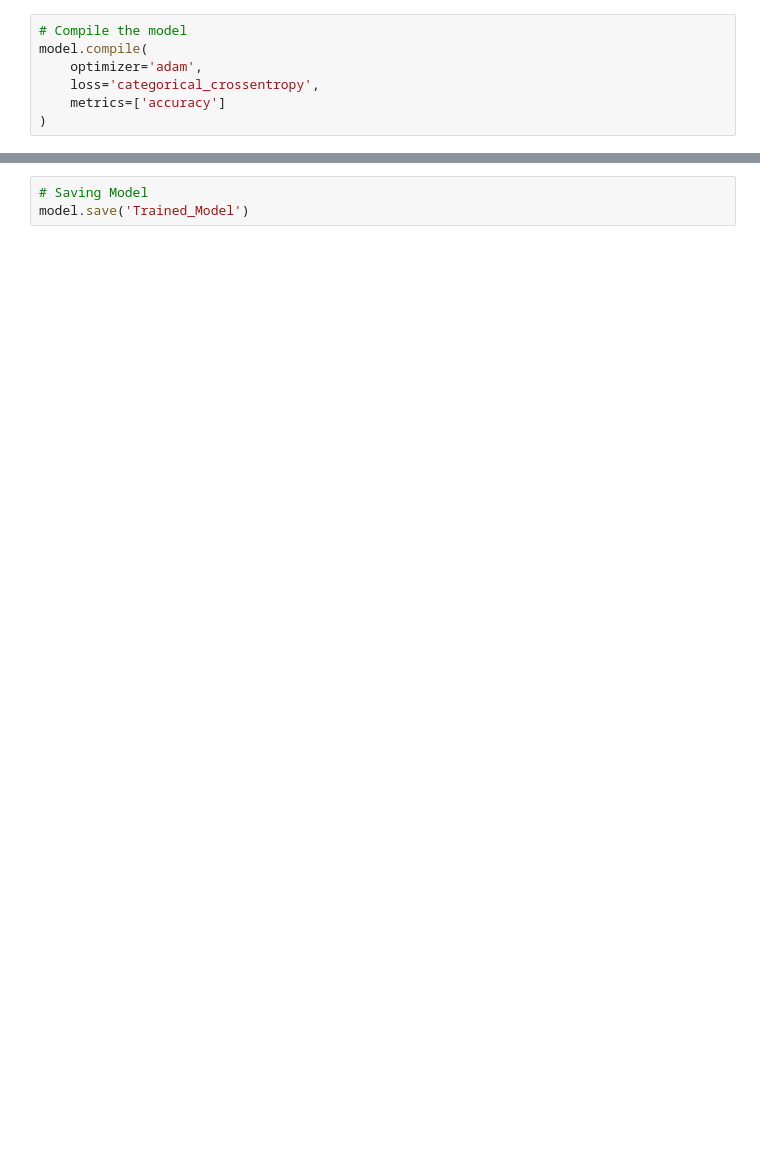
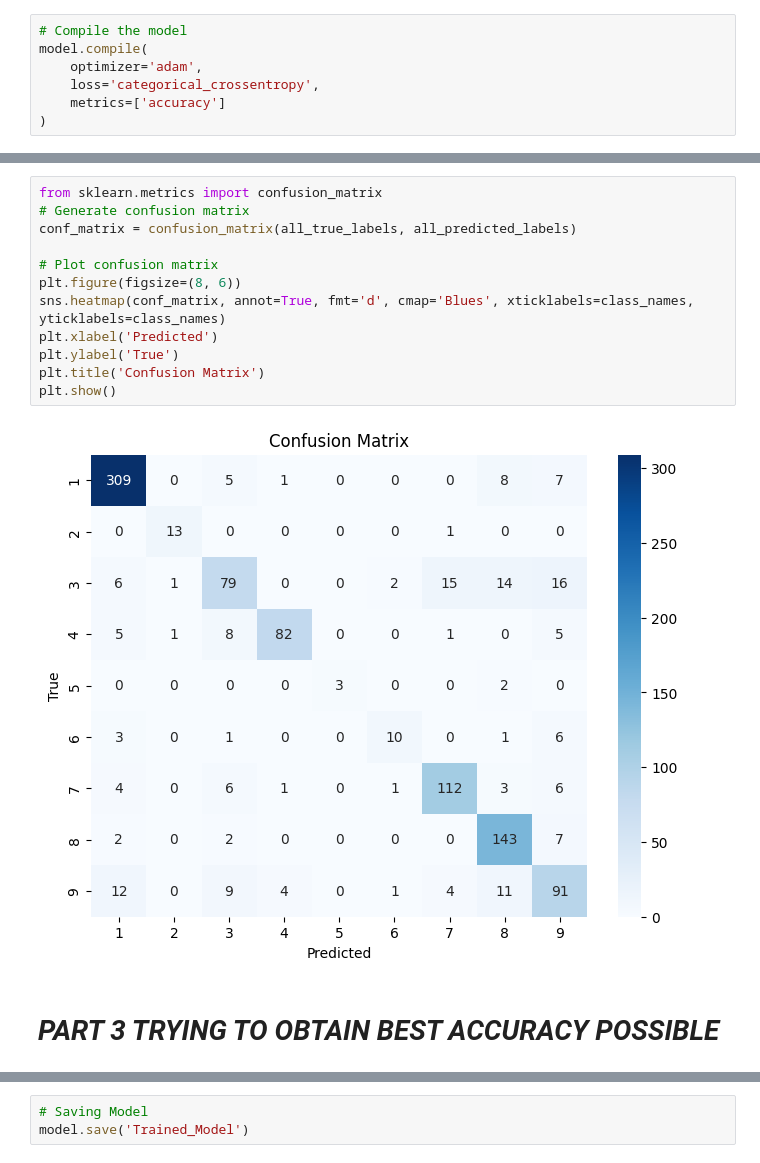
Before and after one commit to RKPen/Machine-Learning-CNN, a Jupyter notebook: Project.ipynb, the cells around one changed output, grey strips where cells are left out. Cells and saved outputs as stored; diff of their text form; blank space fills up the shorter version.

```diff
--- a/Project.ipynb
+++ b/Project.ipynb
@@ -93,0 +385,16 @@ plt.show()
+# %%
+from sklearn.metrics import confusion_matrix
+# Generate confusion matrix
+conf_matrix = confusion_matrix(all_true_labels, all_predicted_labels)
+
+# Plot confusion matrix
+plt.figure(figsize=(8, 6))
+sns.heatmap(conf_matrix, annot=True, fmt='d', cmap='Blues', xticklabels=class_names, yticklabels=class_names)
+plt.xlabel('Predicted')
+plt.ylabel('True')
+plt.title('Confusion Matrix')
+plt.show()
+# %% [output]
+[figure, added]
+# %% [markdown]
+# ***PART 3 TRYING TO OBTAIN BEST ACCURACY POSSIBLE***
```
Also changed, not shown: parts of 21 cells of this notebook, 6 other files.
